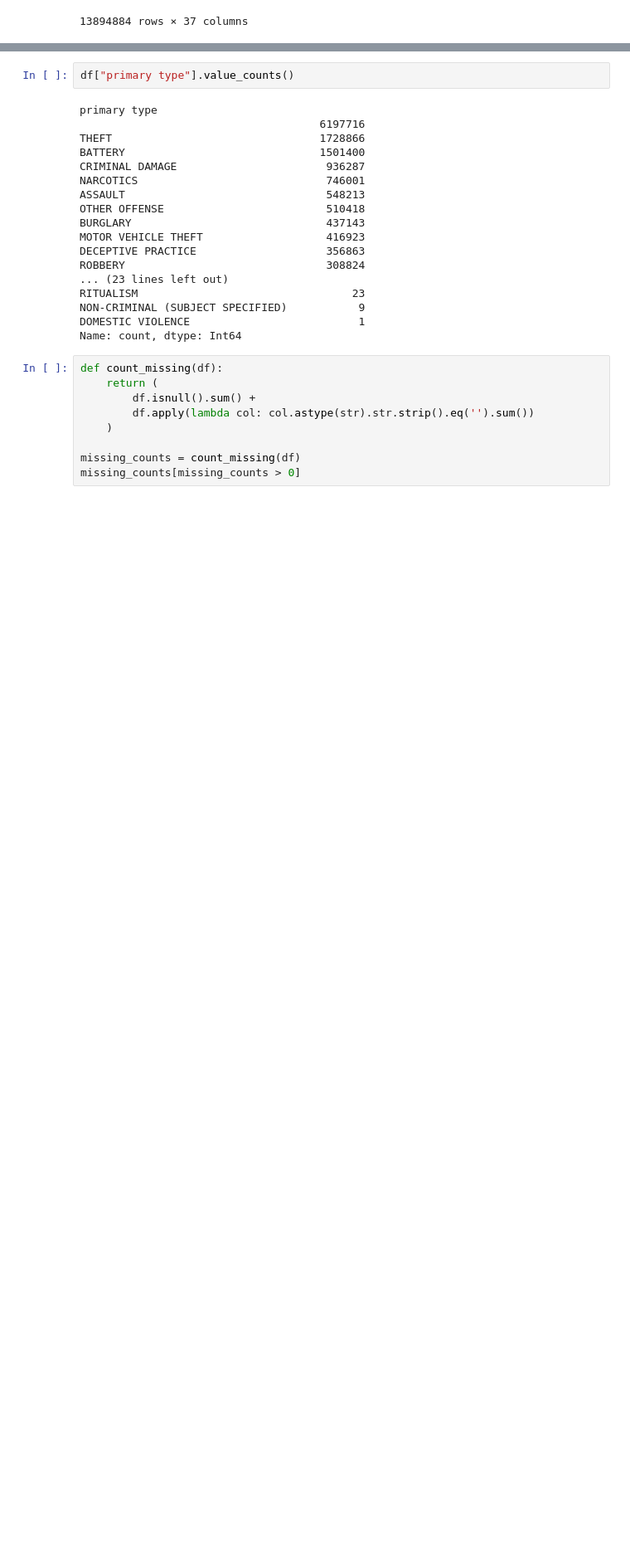
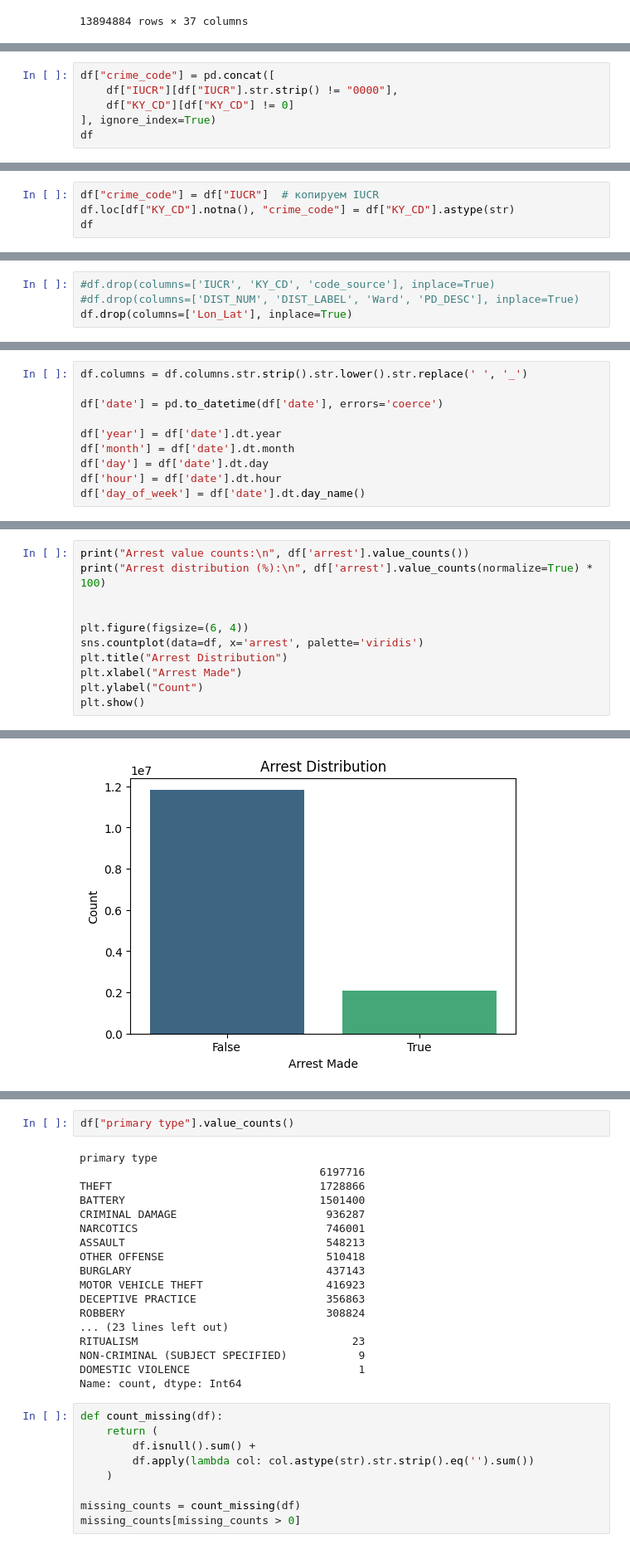
Before and after one commit to ElizabethSeth/Airflow, a Jupyter notebook: notebooks/Eda.ipynb, the cells around one changed output, grey strips where cells are left out. Shown at 83% size. Saved outputs shown, nothing was run; the diff lists cells and outputs as text; blank space fills up the shorter version.

Commit message:
Visualizations

```diff
--- a/notebooks/Eda.ipynb
+++ b/notebooks/Eda.ipynb
@@ -251,0 +266,6 @@ df
+# %%
+df["crime_code"] = pd.concat([
+    df["IUCR"][df["IUCR"].str.strip() != "0000"],
+    df["KY_CD"][df["KY_CD"] != 0]
+], ignore_index=True)
+df
@@ -251,0 +286,4 @@ df
+# %%
+df["crime_code"] = df["IUCR"]  # копируем IUCR
+df.loc[df["KY_CD"].notna(), "crime_code"] = df["KY_CD"].astype(str)
+df
@@ -251,0 +304,4 @@ df
+# %%
+#df.drop(columns=['IUCR', 'KY_CD', 'code_source'], inplace=True)
+#df.drop(columns=['DIST_NUM', 'DIST_LABEL', 'Ward', 'PD_DESC'], inplace=True)
+df.drop(columns=['Lon_Lat'], inplace=True)
@@ -251,0 +324,10 @@ df
+# %%
+df.columns = df.columns.str.strip().str.lower().str.replace(' ', '_')
+
+df['date'] = pd.to_datetime(df['date'], errors='coerce')
+
+df['year'] = df['date'].dt.year
+df['month'] = df['date'].dt.month
+df['day'] = df['date'].dt.day
+df['hour'] = df['date'].dt.hour
+df['day_of_week'] = df['date'].dt.day_name()
@@ -251,0 +350,12 @@ df
+# %%
+print("Arrest value counts:\n", df['arrest'].value_counts())
+print("Arrest distribution (%):\n", df['arrest'].value_counts(normalize=True) * 100)
+
+
+plt.figure(figsize=(6, 4))
+sns.countplot(data=df, x='arrest', palette='viridis')
+plt.title("Arrest Distribution")
+plt.xlabel("Arrest Made")
+plt.ylabel("Count")
+plt.show()
+# %% [output]
@@ -251,0 +375 @@ df
+[figure, added]
```
Also changed, not shown: parts of 10 cells of this notebook, 6 other files.
